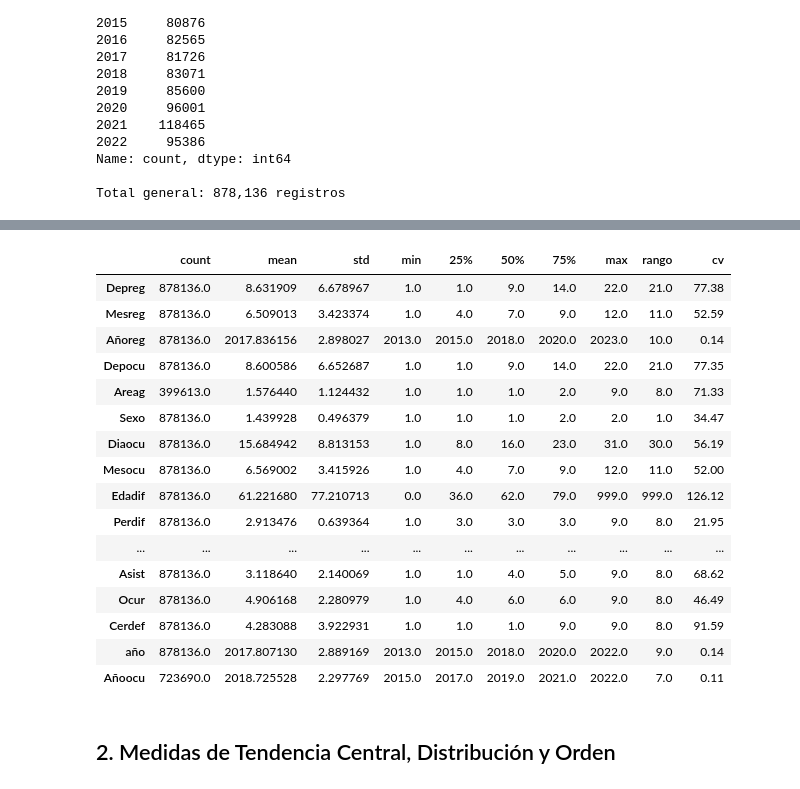
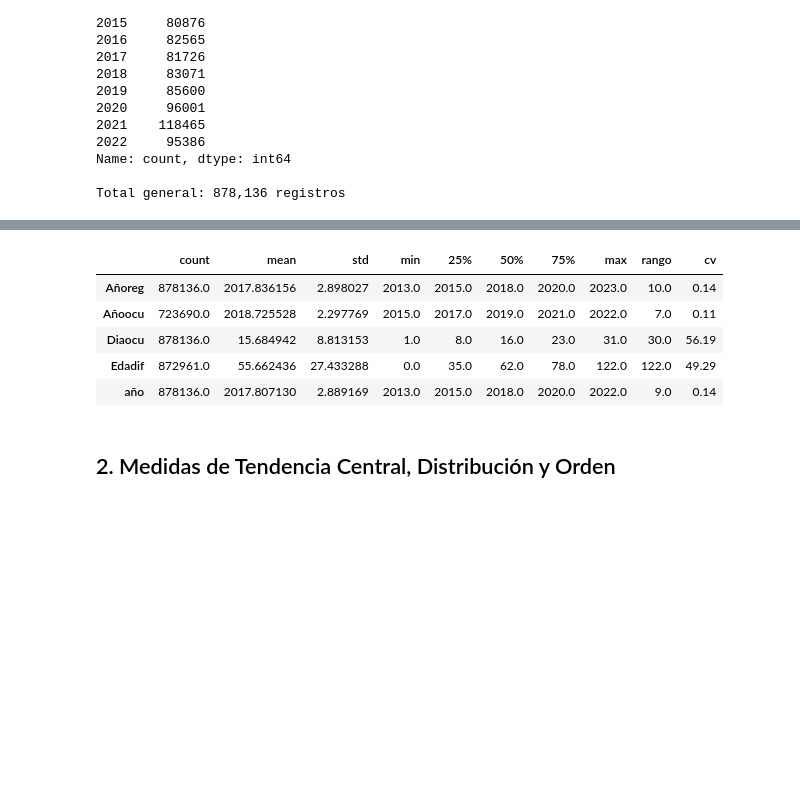
Before and after one commit to jcdiegolopez/MD-PY1, a Jupyter notebook: main.ipynb, the cells around one changed output, grey strips where cells are left out. Cells and saved outputs as stored; diff of their text form; code cells hidden in the pictures; blank space fills up the shorter version.

```diff
--- a/main.ipynb
+++ b/main.ipynb
@@ -159,6 +160,10 @@ if len(dataframes) > 0:
     # Concatenar todos los dataframes
     # sort=False mantiene el orden de columnas, las columnas faltantes se rellenan con NaN
     df_consolidado = pd.concat(dfs_with_year, ignore_index=True, sort=False)
+
+    # Eliminar columna de descripcion de causa (no usar segun diccionario)
+    if 'caudef.descrip' in df_consolidado.columns:
+        df_consolidado = df_consolidado.drop(columns=['caudef.descrip'])
 
     print(f"\nDataframe consolidado creado exitosamente")
     print(f"  - Total de registros: {len(df_consolidado):,}")
@@ -246,25 +319,53 @@ Total general: 878,136 registros
 # %%
 if df_consolidado is not None:
     print("="*70)
-    print("EXPLORACIÓN DE VARIABLES NUMÉRICAS")
+    print("EXPLORACIÓN DE VARIABLES NUMÉRICAS (SEGÚN DICCIONARIO)")
     print("="*70)
 
-    # Identificar variables numéricas
-    numeric_cols = df_consolidado.select_dtypes(include=['int64', 'float64']).columns
-    print(f"\nVariables numéricas identificadas ({len(numeric_cols)}):")
+    if "variables_cuantitativas" in globals():
+        numeric_cols = [c for c in variables_cuantitativas if c in df_consolidado.columns]
+    else:
+        numeric_cols = df_consolidado.select_dtypes(include=['int64', 'float64']).columns.tolist()
+
+    print(f"\nVariables numéricas reales ({len(numeric_cols)}):")
     for col in numeric_cols:
         print(f"  - {col}")
 
-    # Estadísticas descriptivas básicas
-    print("\n" + "-"*70)
-    print("ESTADÍSTICAS DESCRIPTIVAS DE VARIABLES NUMÉRICAS")
-    print("-"*70)
+    if "variables_cualitativas" in globals():
+        coded_as_numeric = [
+            c for c in variables_cualitativas
+            if c in df_consolidado.columns and pd.api.types.is_numeric_dtype(df_consolidado[c])
+        ]
+        if coded_as_numeric:
+            print("\nVariables que parecen numéricas pero son códigos (cualitativas):")
+            for col in coded_as_numeric:
+                print(f"  - {col}")
 
-    stats_df = df_consolidado[numeric_cols].describe().T
-    stats_df['rango'] = stats_df['max'] - stats_df['min']
-    stats_df['cv'] = (stats_df['std'] / stats_df['mean'] * 100).round(2)  # Coeficiente de variación
+    if len(numeric_cols) == 0:
+        print("\nNo hay variables cuantitativas disponibles para describir.")
+    else:
+        print("\n" + "-"*70)
+        print("ESTADÍSTICAS DESCRIPTIVAS DE VARIABLES NUMÉRICAS")
+        print("-"*70)
 
-    print("\n")
-    display(stats_df[['count', 'mean', 'std', 'min', '25%', '50%', '75%', 'max', 'rango', 'cv']])
+        def normalize_name(name):
+            text = str(name).strip().lower()
+            text = "".join(
+                ch for ch in unicodedata.normalize("NFKD", text)
+                if not unicodedata.combining(ch)
+            )
+            return text
+
+        stats_data = df_consolidado[numeric_cols].copy()
+        for col in numeric_cols:
+            if normalize_name(col) == "edadif":
+                stats_data[col] = stats_data[col].replace(999, np.nan)
+
+        stats_df = stats_data.describe().T
+        stats_df['rango'] = stats_df['max'] - stats_df['min']
+        stats_df['cv'] = (stats_df['std'] / stats_df['mean'] * 100).round(2)
+
+        print("\n")
+        display(stats_df[['count', 'mean', 'std', 'min', '25%', '50%', '75%', 'max', 'rango', 'cv']])
 # %% [output]
 ======================================================================
@@ -283,24 +384,13 @@ Variables numéricas identificadas (23):
 
 ----------------------------------------------------------------------
 ESTADÍSTICAS DESCRIPTIVAS DE VARIABLES NUMÉRICAS
 ----------------------------------------------------------------------
 |  | count | mean | std | min | 25% | 50% | 75% | max | rango | cv |
-| Depreg | 878136.0 | 8.631909 | 6.678967 | 1.0 | 1.0 | 9.0 | 14.0 | 22.0 | 21.0 | 77.38 |
-| Mesreg | 878136.0 | 6.509013 | 3.423374 | 1.0 | 4.0 | 7.0 | 9.0 | 12.0 | 11.0 | 52.59 |
 | Añoreg | 878136.0 | 2017.836156 | 2.898027 | 2013.0 | 2015.0 | 2018.0 | 2020.0 | 2023.0 | 10.0 | 0.14 |
-| Depocu | 878136.0 | 8.600586 | 6.652687 | 1.0 | 1.0 | 9.0 | 14.0 | 22.0 | 21.0 | 77.35 |
-| Areag | 399613.0 | 1.576440 | 1.124432 | 1.0 | 1.0 | 1.0 | 2.0 | 9.0 | 8.0 | 71.33 |
-| Sexo | 878136.0 | 1.439928 | 0.496379 | 1.0 | 1.0 | 1.0 | 2.0 | 2.0 | 1.0 | 34.47 |
+| Añoocu | 723690.0 | 2018.725528 | 2.297769 | 2015.0 | 2017.0 | 2019.0 | 2021.0 | 2022.0 | 7.0 | 0.11 |
 | Diaocu | 878136.0 | 15.684942 | 8.813153 | 1.0 | 8.0 | 16.0 | 23.0 | 31.0 | 30.0 | 56.19 |
-| Mesocu | 878136.0 | 6.569002 | 3.415926 | 1.0 | 4.0 | 7.0 | 9.0 | 12.0 | 11.0 | 52.00 |
-| Edadif | 878136.0 | 61.221680 | 77.210713 | 0.0 | 36.0 | 62.0 | 79.0 | 999.0 | 999.0 | 126.12 |
-| Perdif | 878136.0 | 2.913476 | 0.639364 | 1.0 | 3.0 | 3.0 | 3.0 | 9.0 | 8.0 | 21.95 |
-| ... | ... | ... | ... | ... | ... | ... | ... | ... | ... | ... |
-| Asist | 878136.0 | 3.118640 | 2.140069 | 1.0 | 1.0 | 4.0 | 5.0 | 9.0 | 8.0 | 68.62 |
-| Ocur | 878136.0 | 4.906168 | 2.280979 | 1.0 | 4.0 | 6.0 | 6.0 | 9.0 | 8.0 | 46.49 |
-| Cerdef | 878136.0 | 4.283088 | 3.922931 | 1.0 | 1.0 | 1.0 | 9.0 | 9.0 | 8.0 | 91.59 |
+| Edadif | 872961.0 | 55.662436 | 27.433288 | 0.0 | 35.0 | 62.0 | 78.0 | 122.0 | 122.0 | 49.29 |
 | año | 878136.0 | 2017.807130 | 2.889169 | 2013.0 | 2015.0 | 2018.0 | 2020.0 | 2022.0 | 9.0 | 0.14 |
-| Añoocu | 723690.0 | 2018.725528 | 2.297769 | 2015.0 | 2017.0 | 2019.0 | 2021.0 | 2022.0 | 7.0 | 0.11 |
 # %% [markdown]
 ## 2. Medidas de Tendencia Central, Distribución y Orden
 # %%
```
Also changed, not shown: parts of 9 cells of this notebook, 1 other file.
